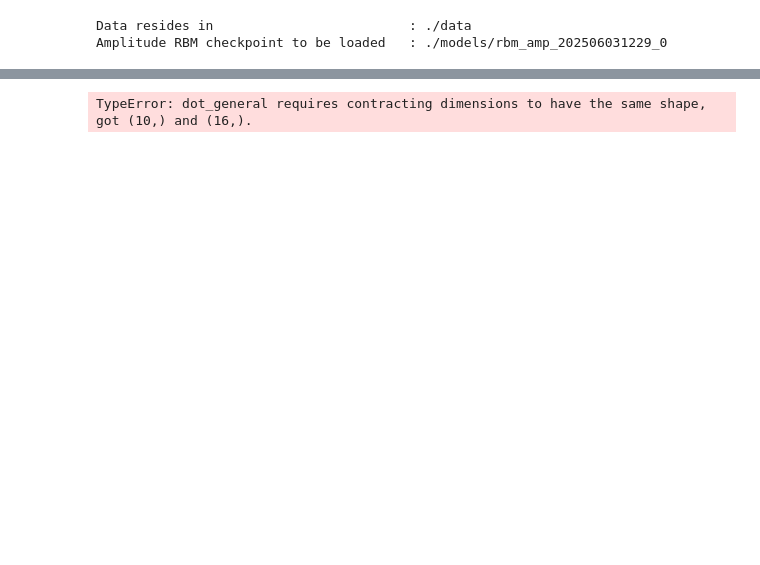
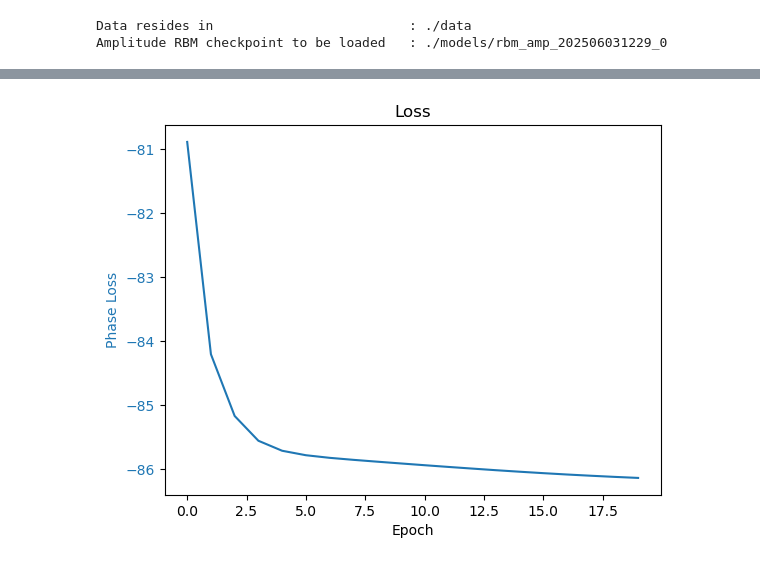
Before and after one commit to simontonner/neural-quantum-tomo, a Jupyter notebook: case_studies/w_aug/rbm_phase_v1.ipynb, the cells around one changed output, grey strips where cells are left out. Cells and saved outputs as stored; diff of their text form; code cells hidden in the pictures; blank space fills up the shorter version.

Commit message:
First implementation for phase loss

```diff
--- a/case_studies/w_aug/rbm_phase_v1.ipynb
+++ b/case_studies/w_aug/rbm_phase_v1.ipynb
@@ -252 +306,5 @@ def train_phase_rbm(state_pha: TrainState, amp_vars: Dict[str, jnp.ndarray], loa
+# %%
+params_amp = checkpoints.restore_checkpoint(ckpt_dir=str(Path(model_dir).resolve()), target=None, prefix=model_prefix)
+
+amp_vars = {"W_amp": params_amp["W"], "b_amp": params_amp["b"], "c_amp": params_amp["c"]}
 # %%
@@ -268,28 +358,15 @@ amp_vars = {
-# %%
-batch_size    = 6400
-lr            = 1e-3
-num_epochs    = 50 # will be increased but currently no conclusive downwards trend
-
-rng = jax.random.PRNGKey(42)
-
-loader_pha = MultiBasisDataLoader(dict_pha, batch_size=128)
-
-
-model_pha = PairPhaseRBM(n_visible=visible_units, n_hidden=hidden_units)
-dummy_dict = next(iter(loader_pha))
-variables_pha  = model_pha.init(rng, dummy_dict)
-
-#tx = optax.chain(
-#    natgrad_diag(damping=1e-3),
-#    optax.scale(-lr),  # standard gradient descent on natural step
-#)
-
-#state_pha = TrainState.create(
-#    apply_fn=model_pha.apply,
-#    params=variables_pha['params'],
-#    tx=tx,
-#)
-optimizer_pha = optax.adam(learning_rate=lr)
-state_pha = TrainState.create(apply_fn=model_pha.apply, params=variables_pha['params'], tx=optimizer_pha)
-# %% [output]
-TypeError: dot_general requires contracting dimensions to have the same shape, got (10,) and (16,).
+# %%
+epochs = list(metrics_pha.keys())
+loss_vals = [metrics_pha[e]['loss'] for e in epochs]
+
+fig, ax1 = plt.subplots()
+
+ax1.plot(epochs, loss_vals, label="Amplitude CD Loss", color="tab:blue")
+ax1.set_xlabel("Epoch")
+ax1.set_ylabel("Phase Loss", color="tab:blue")
+ax1.tick_params(axis="y", labelcolor="tab:blue")
+
+plt.title("Loss")
+plt.show()
+# %% [output]
+[figure, added]
```
Also changed, not shown: parts of 6 cells of this notebook.
